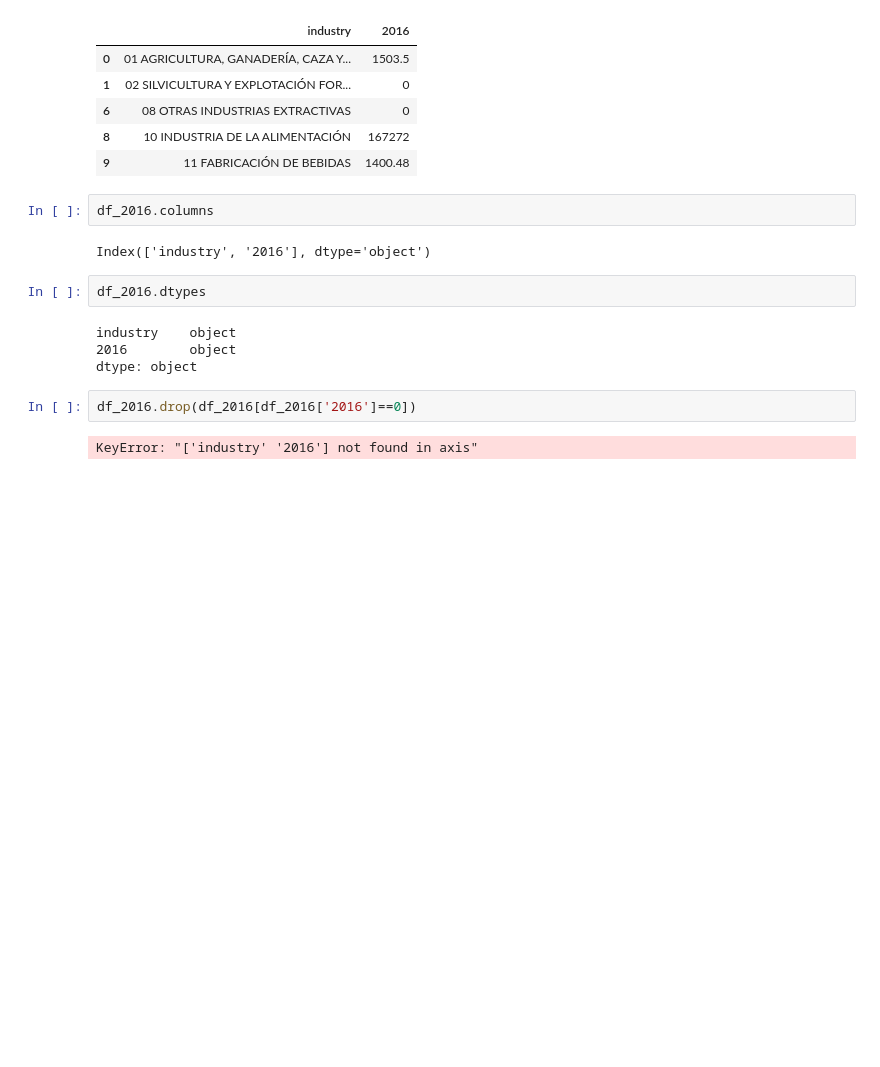
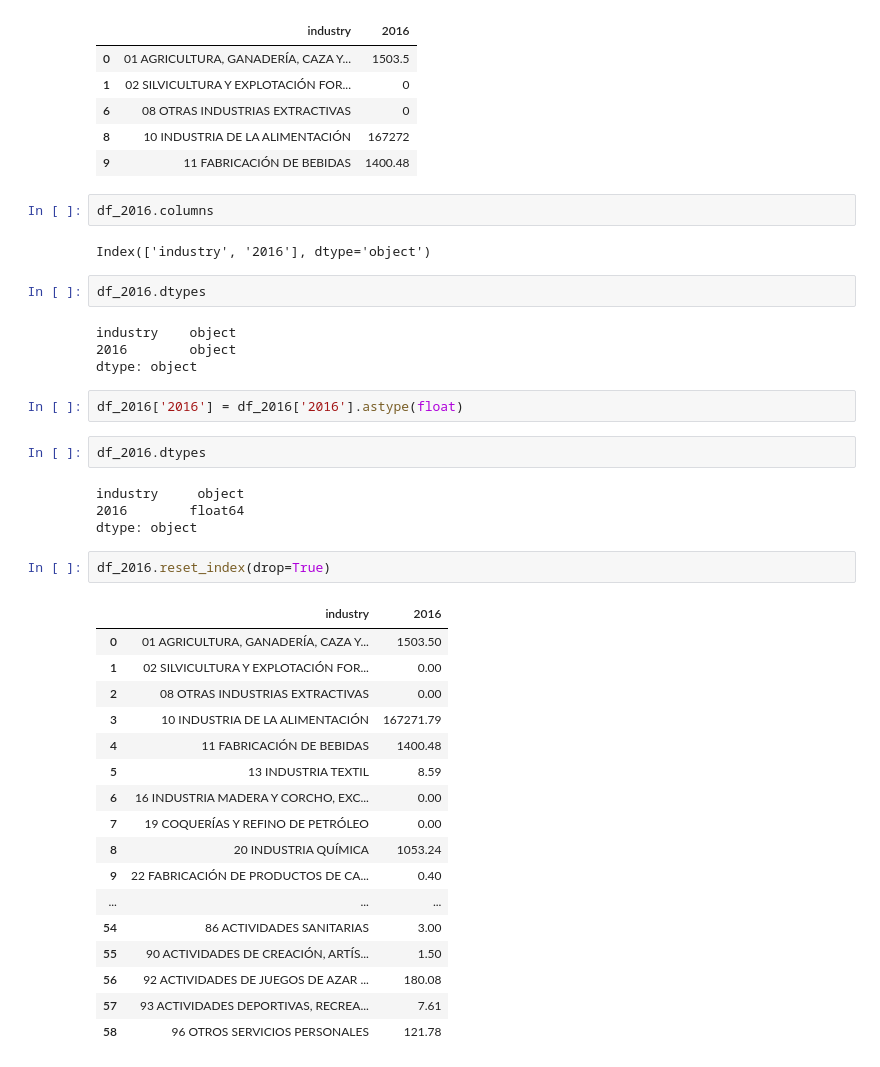
Before and after one commit to Afri-cola/Kschool-TFM, a Jupyter notebook: Inversion ES.ipynb, the cells around one changed output. Drawn from its saved outputs; the diff is of its cells as text; blank space fills up the shorter version.

```diff
--- a/Inversion ES.ipynb
+++ b/Inversion ES.ipynb
@@ -165,6 +165,30 @@ industry    object
 2016        object
 dtype: object
 # %%
-df_2016.drop(df_2016[df_2016['2016']==0])
+df_2016['2016'] = df_2016['2016'].astype(float)
-# %% [output]
-KeyError: "['industry' '2016'] not found in axis"
+# %%
+df_2016.dtypes
+# %% [output]
+industry     object
+2016        float64
+dtype: object
+# %%
+df_2016.reset_index(drop=True)
+# %% [output]
+|  | industry | 2016 |
+| 0 | 01 AGRICULTURA, GANADERÍA, CAZA Y... | 1503.50 |
+| 1 | 02 SILVICULTURA Y EXPLOTACIÓN FOR... | 0.00 |
+| 2 | 08 OTRAS INDUSTRIAS EXTRACTIVAS | 0.00 |
+| 3 | 10 INDUSTRIA DE LA ALIMENTACIÓN | 167271.79 |
+| 4 | 11 FABRICACIÓN DE BEBIDAS | 1400.48 |
+| 5 | 13 INDUSTRIA TEXTIL | 8.59 |
+| 6 | 16 INDUSTRIA MADERA Y CORCHO, EXC... | 0.00 |
+| 7 | 19 COQUERÍAS Y REFINO DE PETRÓLEO | 0.00 |
+| 8 | 20 INDUSTRIA QUÍMICA | 1053.24 |
+| 9 | 22 FABRICACIÓN DE PRODUCTOS DE CA... | 0.40 |
+| ... | ... | ... |
+| 54 | 86 ACTIVIDADES SANITARIAS | 3.00 |
+| 55 | 90 ACTIVIDADES DE CREACIÓN, ARTÍS... | 1.50 |
+| 56 | 92 ACTIVIDADES DE JUEGOS DE AZAR ... | 180.08 |
+| 57 | 93 ACTIVIDADES DEPORTIVAS, RECREA... | 7.61 |
+| 58 | 96 OTROS SERVICIOS PERSONALES | 121.78 |
```
Also changed, not shown: parts of 1 cell of this notebook.
